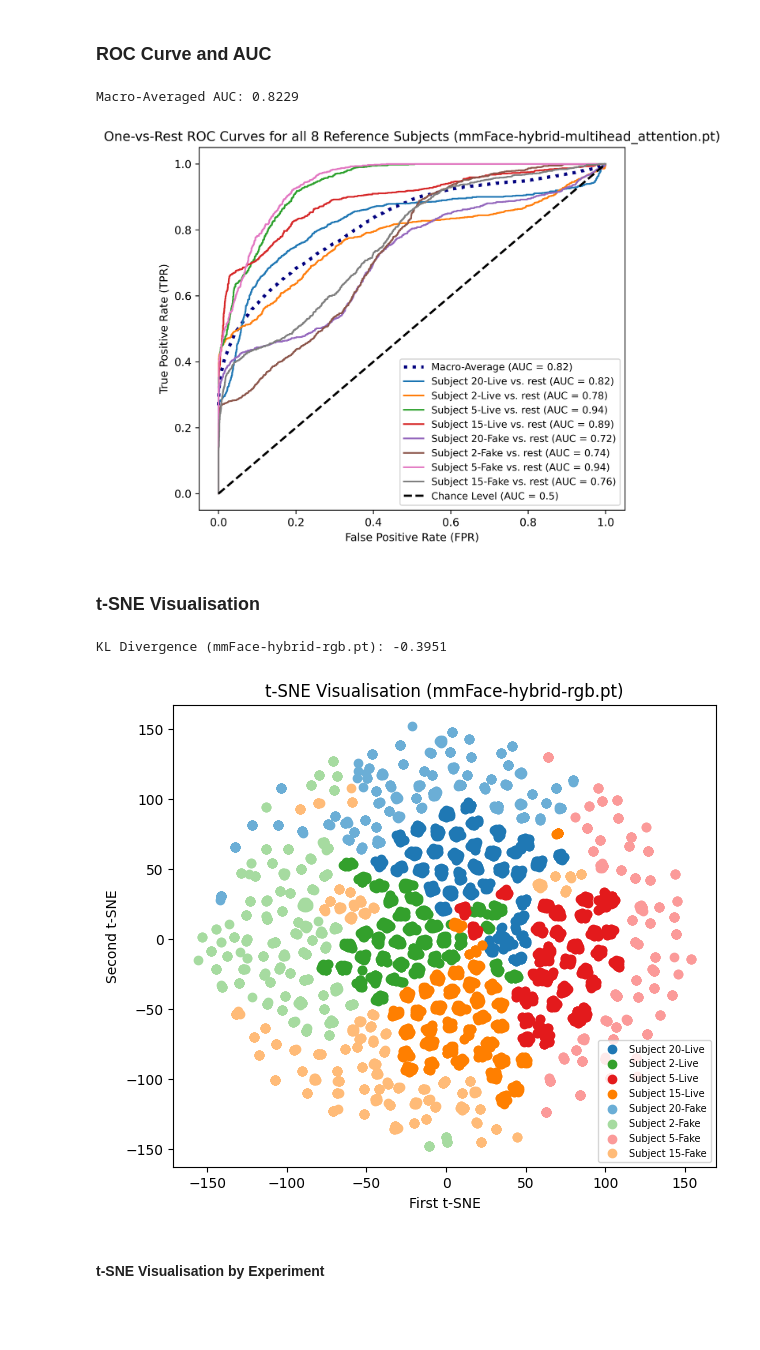
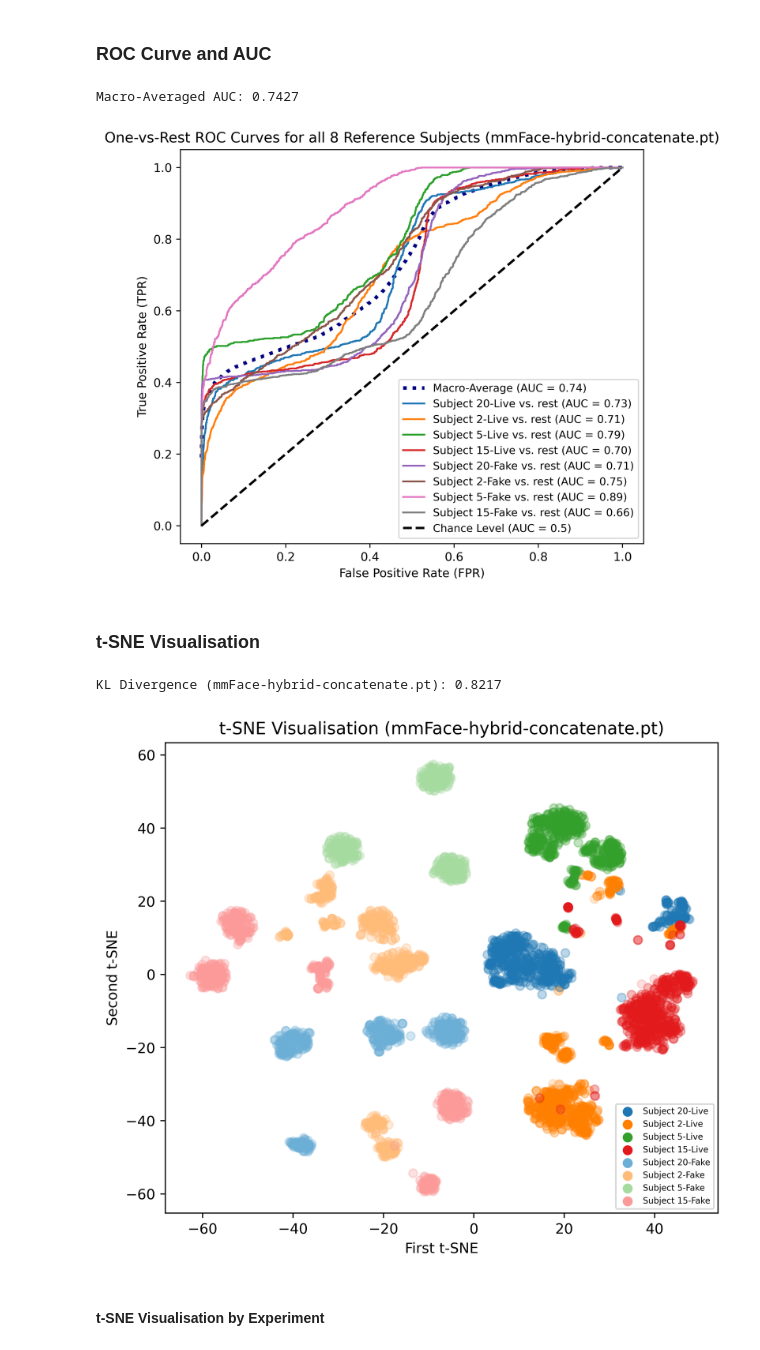
Before and after one commit to StergiousAji/mmFace-3D-Face-Recognition-using-RGB-and-mmWave-Radar, a Jupyter notebook: src/3DFR_Net/mmFace/mmFace-hybrid.ipynb, the cells around one changed output. Saved outputs shown, nothing was run; the diff lists cells and outputs as text; code cells hidden in the pictures; blank space fills up the shorter version.

Commit message:
dissertation: t-SNE visualisations

```diff
--- a/src/3DFR_Net/mmFace/mmFace-hybrid.ipynb
+++ b/src/3DFR_Net/mmFace/mmFace-hybrid.ipynb
@@ -61,13 +61,13 @@ learning_rate = 0.01
 lambda1, lambda2 = 1, 1
 
 # All fusion methods run for 15-20 epochs
-model = MMFace(num_subjects, fuse=multihead_attention).to(device)
+model = MMFace(num_subjects, fuse=hadamard_product).to(device)
 
 # Loss + Optimiser
 criterion = nn.CrossEntropyLoss()
 optimiser = torch.optim.SGD(model.parameters(), lr=learning_rate, weight_decay=0.001, momentum=0.9)
 
-model_name = f"mmFace-hybrid-multihead_attention.pt"
+model_name = f"mmFace-hybrid-hadamard_product.pt"
 cur_epoch, loss_history, train_acc, val_acc = load_model(model_name, model, optimiser)
 
 if len(loss_history) > 0:
@@ -176,9 +176,9 @@ from neural_nets import MMFace, concatenate, add, hadamard_product, pairwise_dot
 from utils import load_model
 
 del model
-model = MMFace(num_subjects, fuse=hadamard_product).to(device)
+model = MMFace(num_subjects, fuse=concatenate).to(device)
 
-model_name = f"mmFace-hybrid-hadamard_product.pt"
+model_name = f"mmFace-hybrid-concatenate.pt"
 cur_epoch, loss_history, train_acc, val_acc = load_model(model_name, model, torch.optim.SGD(model.parameters(), lr=0.01, weight_decay=0.001, momentum=0.9))
 
 if len(loss_history) > 0:
@@ -453,8 +470,8 @@ ax.set(xlabel="False Positive Rate (FPR)", ylabel="True Positive Rate (TPR)", ti
 ax.legend(fontsize="9")
 print(f"Macro-Averaged AUC: {roc_auc['macro']:.4f}")
 # %% [output]
-Macro-Averaged AUC: 0.8229
+Macro-Averaged AUC: 0.7427
-[figure, old version]
+[figure, new version]
 # %% [markdown]
 ### t-SNE Visualisation
 # %%
@@ -480,8 +497,8 @@ test_raw = np.concatenate(test_raw)
 # %%
 from sklearn.manifold import TSNE
 
-# TODO: MESS AROUND WITH RANDOM STATE AND PERPLEXITY FOR BETTER VISUALISATIONS
-tsne = TSNE(n_components=2, random_state=42, perplexity=10)
+# Perplexities between 5-10 produce closer, circular clusters | Higher perplexities, distinct islands
+tsne = TSNE(n_components=2, perplexity=45)
 X_tsne = tsne.fit_transform(unseen_embeddings)
 
 # X_tsne = tsne.fit_transform(test_raw)
@@ -489,48 +506,51 @@ X_tsne = tsne.fit_transform(unseen_embeddings)
 
 print(f"KL Divergence ({model_name}): {tsne.kl_divergence_:.4f}")
 # %% [output]
-KL Divergence (mmFace-hybrid-rgb.pt): -0.3951
+KL Divergence (mmFace-hybrid-concatenate.pt): 0.8217
 # %%
 import matplotlib.pyplot as plt
 
 # train_labels_set = list(set(train_labels_s))
 # train_labels_norm = [train_labels_set.index(train_labels_s[i]) + (h if train_labels_l[i] else 0) for i in range(len(train_labels_s))]
 # colours = np.array([list(mcolours.CSS4_COLORS.values())[i] for i in train_labels_norm])
 
 h = len(ref_labels_s)//2
 true_labels_norm = [ref_labels_s.index(true_labels_s[i]) + (0 if true_labels_l[i] else h) for i in range(len(true_labels_s))]
 
 shades = [
     "#1f78b4",  # Blue
+    "#ff7f00",  # Orange
     "#33a02c",  # Green
-    "#e31a1c",  # Red
-    "#ff7f00"   # Orange
+    "#e31a1c"   # Red
 ]
 
 lighter_shades = [
     "#6baed6",  # Lighter shade of Blue
+    "#ffbb78",  # Lighter shade of Orange
     "#a6dba0",  # Lighter shade of Green
-    "#fb9a99",  # Lighter shade of Red
-    "#ffbb78"   # Lighter shade of Orange
+    "#fb9a99"   # Lighter shade of Red
 ]
 
 colours = np.array([shades[t] if true_labels_l[i] else lighter_shades[t % h] for i, t in enumerate(true_labels_norm)])
 
-fig, ax = plt.subplots(figsize=(7, 6), dpi=100)
+fig, ax = plt.subplots(figsize=(7, 6), dpi=500)
 # ax = fig.add_subplot(projection="3d")
 for i, colour in enumerate(shades + lighter_shades):
     indices = np.where(colours == colour)
     l = indices[0][0]
 
-    ax.scatter(X_tsne[indices, 0], X_tsne[indices, 1], c=colour, label=f"Subject {true_labels_s[l]}-{'Live' if true_labels_l[l] else 'Fake'}")
+    ax.scatter(X_tsne[indices, 0], X_tsne[indices, 1], c=colour, label=f"Subject {true_labels_s[l]}-{'Live' if true_labels_l[l] else 'Fake'}", alpha=0.3
+        )
 
 plt.title(f"t-SNE Visualisation ({model_name})")
 plt.xlabel("First t-SNE")
 plt.ylabel("Second t-SNE")
-plt.legend(fontsize=7, loc="lower right")
+legend = plt.legend(fontsize=6, loc="lower right")
+for lh in legend.legend_handles:
+    lh.set_alpha(1)
 plt.show()
 # %% [output]
-[figure, old version]
+[figure, new version]
 # %% [markdown]
 #### t-SNE Visualisation by Experiment
 # %%
```
Also changed, not shown: parts of 8 cells of this notebook, 9 other files.
